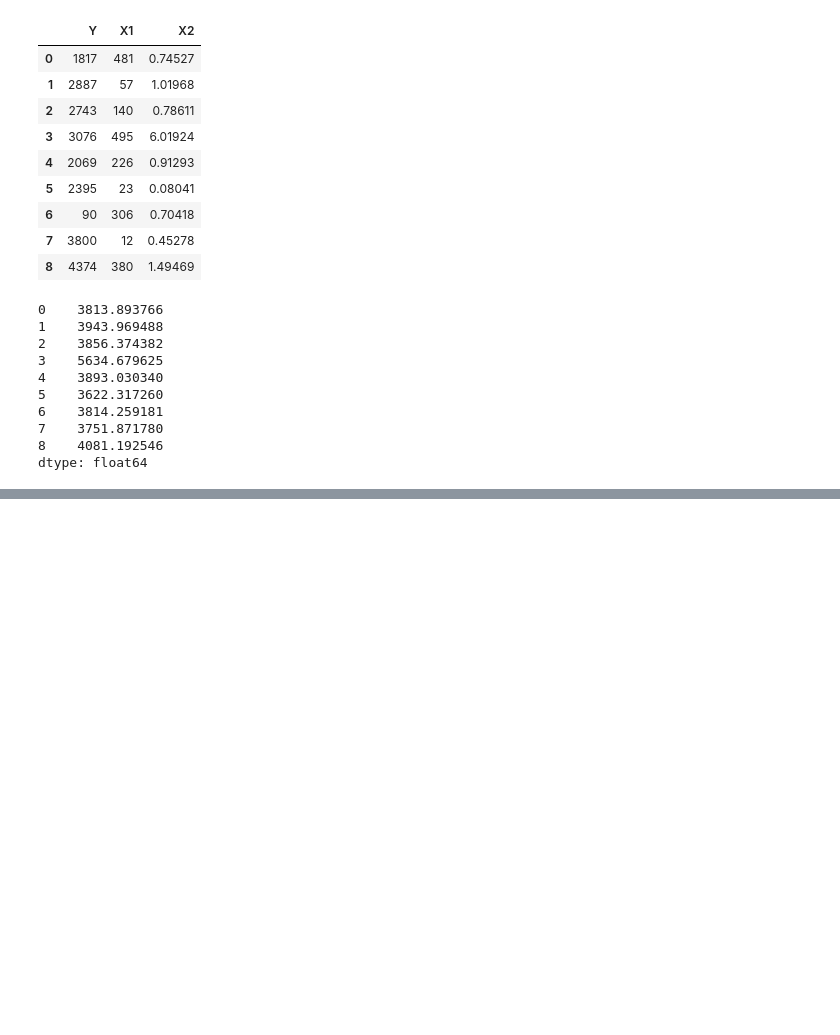
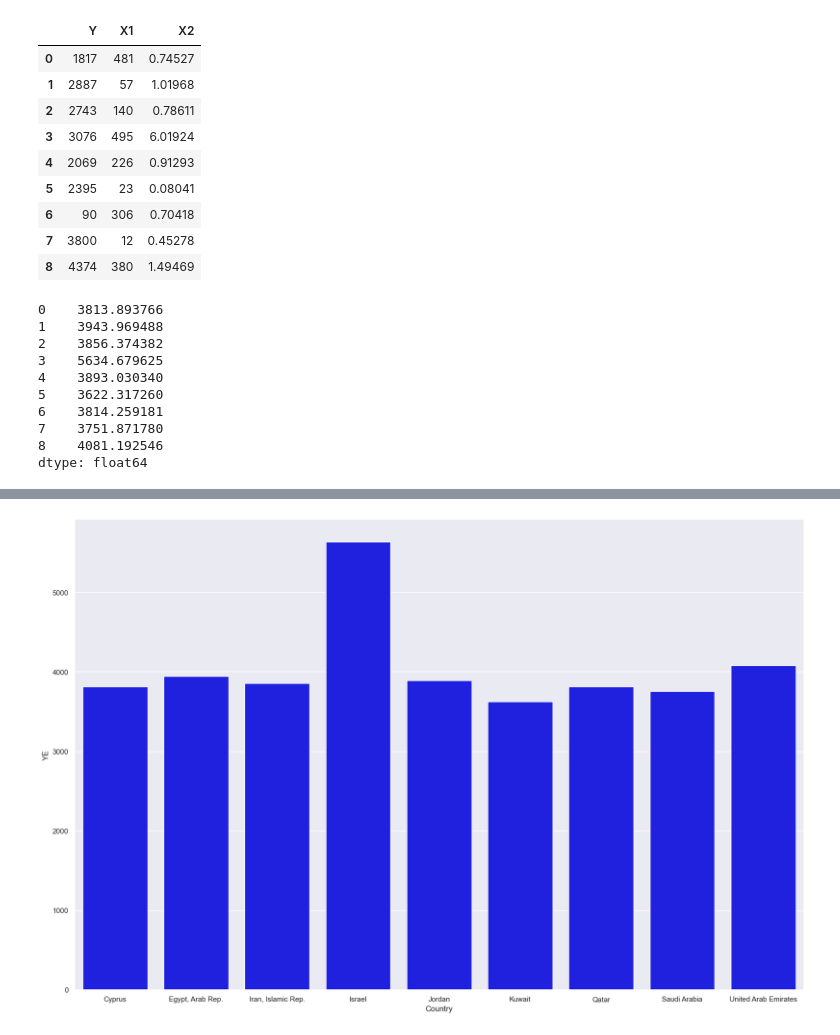
Before and after one commit to SulikoAndSoul/Works, a Jupyter notebook: Final_Project.ipynb, the cells around one changed output, grey strips where cells are left out. Cells and saved outputs as stored; diff of their text form; code cells hidden in the pictures; blank space fills up the shorter version.

```diff
--- a/Final_Project.ipynb
+++ b/Final_Project.ipynb
@@ -122,0 +160,7 @@ dtype: float64
+# %%
+sns.set_theme(style="darkgrid", palette="husl")
+plt.figure(figsize=(20, 13))
+sns.barplot(lr_data,x="Country",y="YE",color='blue')
+plt.show()
+# %% [output]
+[figure, added]
```
Also changed, not shown: parts of 11 cells of this notebook.
